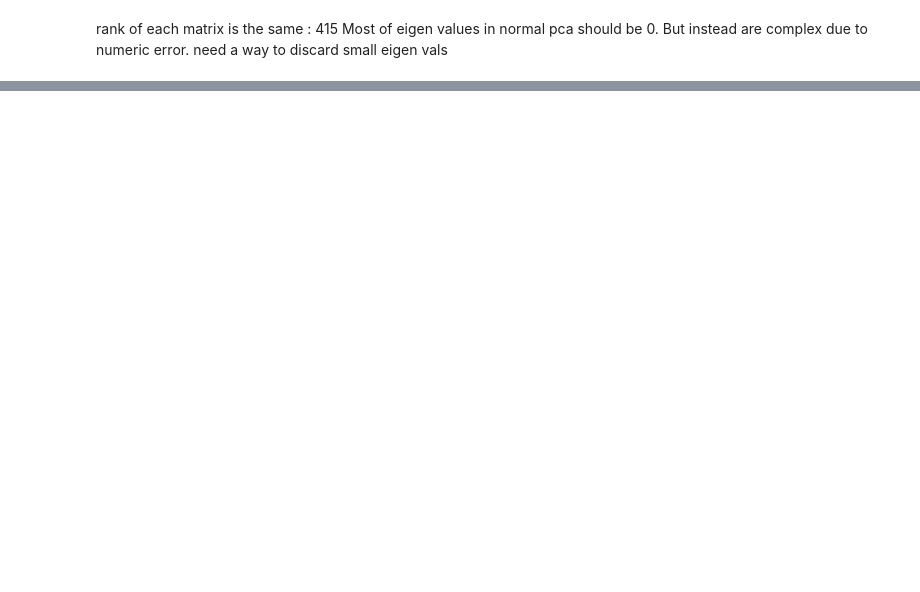
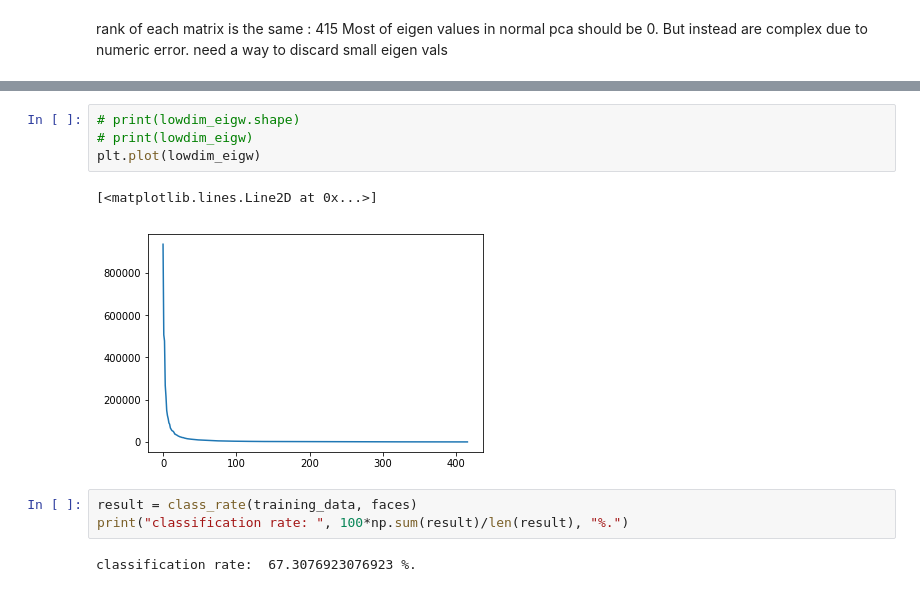
Before and after one commit to jonmcwong/pattern_recog_cw1, a Jupyter notebook: question1/working_version_1.ipynb, the cells around one changed output, grey strips where cells are left out. Saved outputs shown, nothing was run; the diff lists cells and outputs as text; blank space fills up the shorter version.

```diff
--- a/question1/working_version_1.ipynb
+++ b/question1/working_version_1.ipynb
@@ -165,0 +67,12 @@ mean pixel error:  2.058567171627294
+# %%
+# print(lowdim_eigw.shape)
+# print(lowdim_eigw)
+plt.plot(lowdim_eigw)
+# %% [output]
+[<matplotlib.lines.Line2D at 0x...>]
+[figure, added]
+# %%
+result = class_rate(training_data, faces)
+print("classification rate: ", 100*np.sum(result)/len(result), "%.")
+# %% [output]
+classification rate:  67.3076923076923 %.
```
Also changed, not shown: parts of 21 cells of this notebook, 5 other files.
